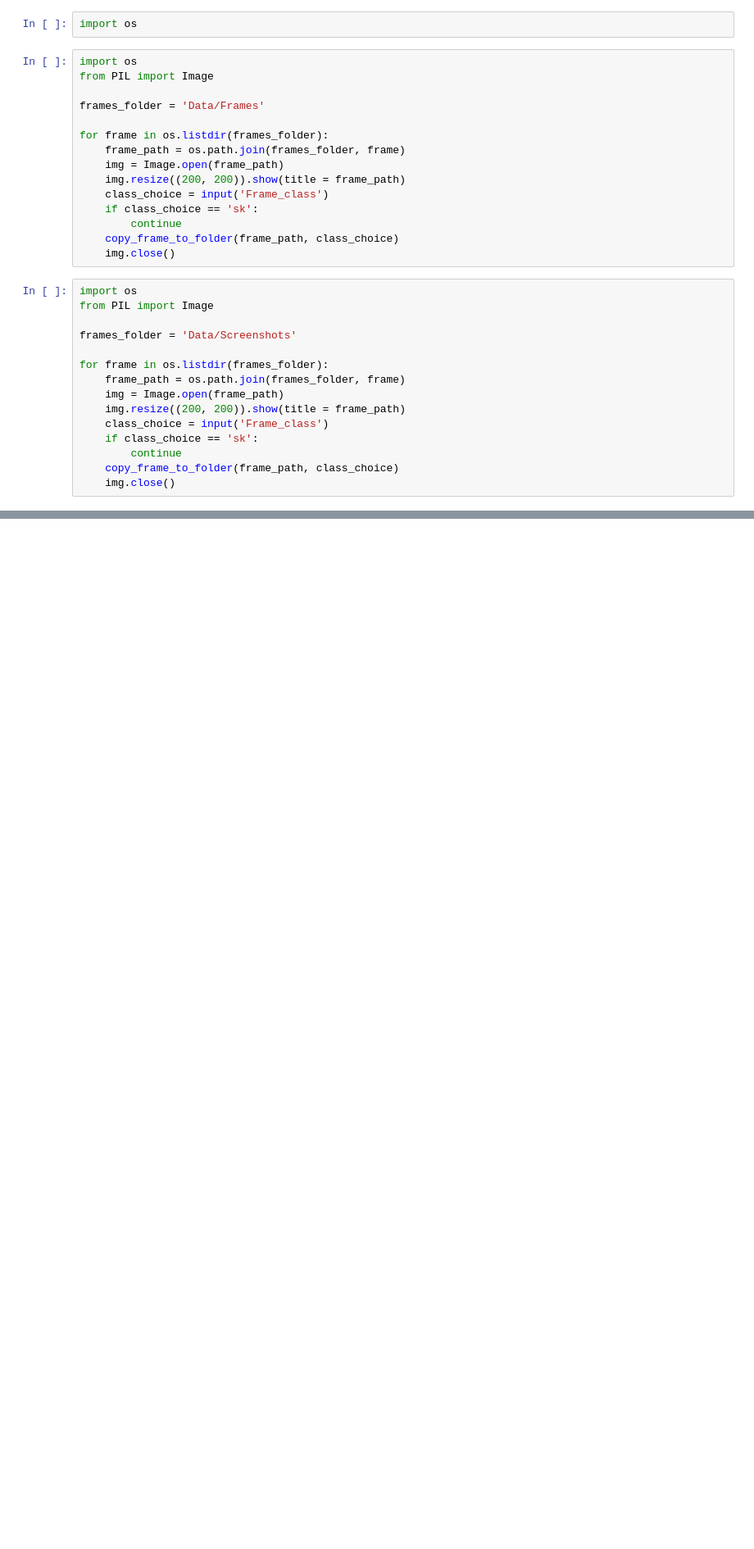
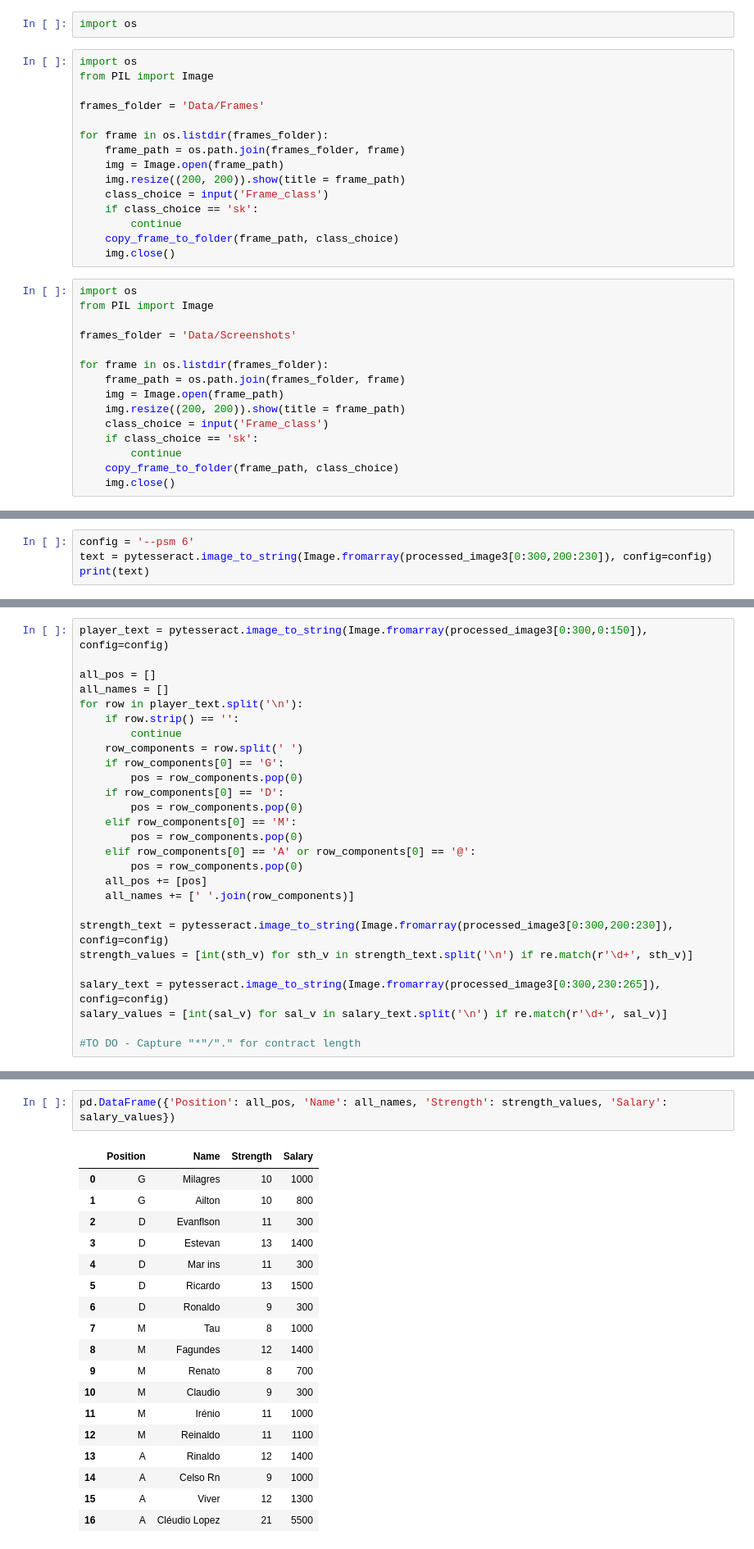
Before and after one commit to elconejo8/Elifoot, a Jupyter notebook: image_experiments.ipynb, the cells around one changed output, grey strips where cells are left out. Shown at 82% size. Cells and saved outputs as stored; diff of their text form; blank space fills up the shorter version.

```diff
--- a/image_experiments.ipynb
+++ b/image_experiments.ipynb
@@ -107,0 +368,4 @@ for frame in os.listdir(frames_folder):
+# %%
+config = '--psm 6'
+text = pytesseract.image_to_string(Image.fromarray(processed_image3[0:300,200:230]), config=config)
+print(text)
@@ -107,0 +395,27 @@ for frame in os.listdir(frames_folder):
+# %%
+player_text = pytesseract.image_to_string(Image.fromarray(processed_image3[0:300,0:150]), config=config)
+
+all_pos = []
+all_names = []
+for row in player_text.split('\n'):
+    if row.strip() == '':
+        continue
+    row_components = row.split(' ')
+    if row_components[0] == 'G':
+        pos = row_components.pop(0)
+    if row_components[0] == 'D':
+        pos = row_components.pop(0)
+    elif row_components[0] == 'M':
+        pos = row_components.pop(0)
+    elif row_components[0] == 'A' or row_components[0] == '@':
+        pos = row_components.pop(0)
+    all_pos += [pos]
+    all_names += [' '.join(row_components)]
+
+strength_text = pytesseract.image_to_string(Image.fromarray(processed_image3[0:300,200:230]), config=config)
+strength_values = [int(sth_v) for sth_v in strength_text.split('\n') if re.match(r'\d+', sth_v)]
+
+salary_text = pytesseract.image_to_string(Image.fromarray(processed_image3[0:300,230:265]), config=config)
+salary_values = [int(sal_v) for sal_v in salary_text.split('\n') if re.match(r'\d+', sal_v)]
+
+#TO DO - Capture "*"/"." for contract length
@@ -107,0 +426,21 @@ for frame in os.listdir(frames_folder):
+# %%
+pd.DataFrame({'Position': all_pos, 'Name': all_names, 'Strength': strength_values, 'Salary': salary_values})
+# %% [output]
+|  | Position | Name | Strength | Salary |
+| 0 | G | Milagres | 10 | 1000 |
+| 1 | G | Ailton | 10 | 800 |
+| 2 | D | Evanflson | 11 | 300 |
+| 3 | D | Estevan | 13 | 1400 |
+| 4 | D | Mar ins | 11 | 300 |
+| 5 | D | Ricardo | 13 | 1500 |
+| 6 | D | Ronaldo | 9 | 300 |
+| 7 | M | Tau | 8 | 1000 |
+| 8 | M | Fagundes | 12 | 1400 |
+| 9 | M | Renato | 8 | 700 |
+| 10 | M | Claudio | 9 | 300 |
+| 11 | M | Irénio | 11 | 1000 |
+| 12 | M | Reinaldo | 11 | 1100 |
+| 13 | A | Rinaldo | 12 | 1400 |
+| 14 | A | Celso Rn | 9 | 1000 |
+| 15 | A | Viver | 12 | 1300 |
+| 16 | A | Cléudio Lopez | 21 | 5500 |
```
Also changed, not shown: parts of 29 cells of this notebook.
